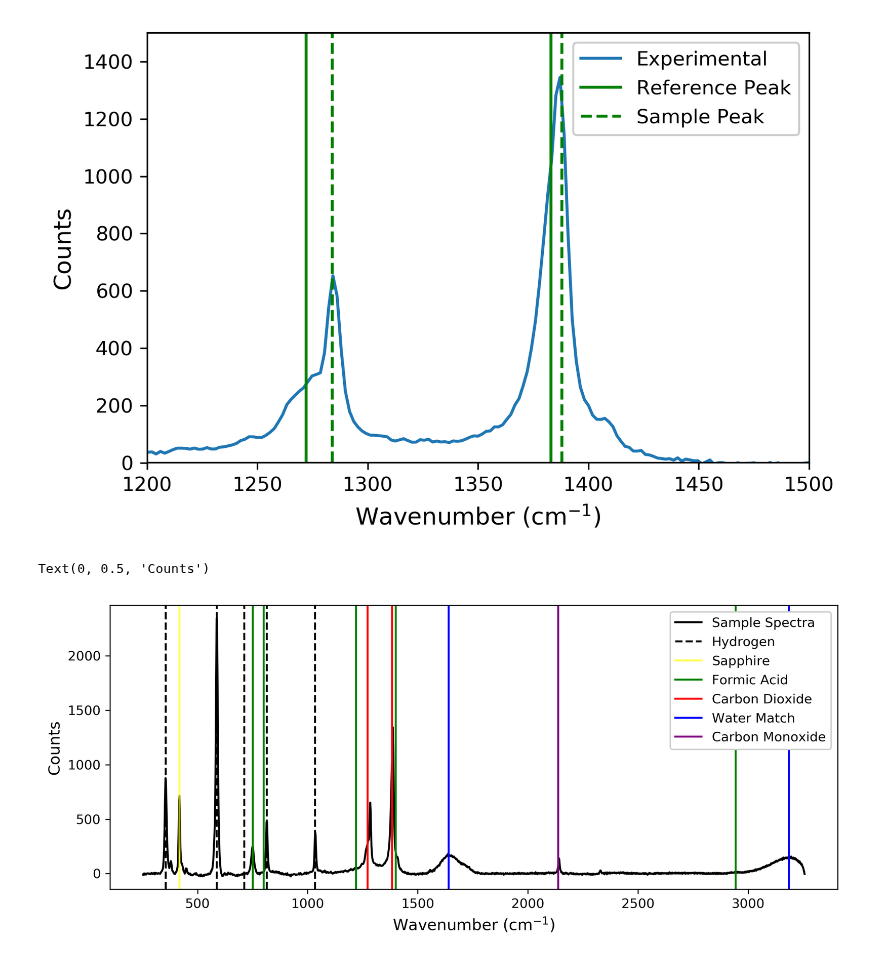
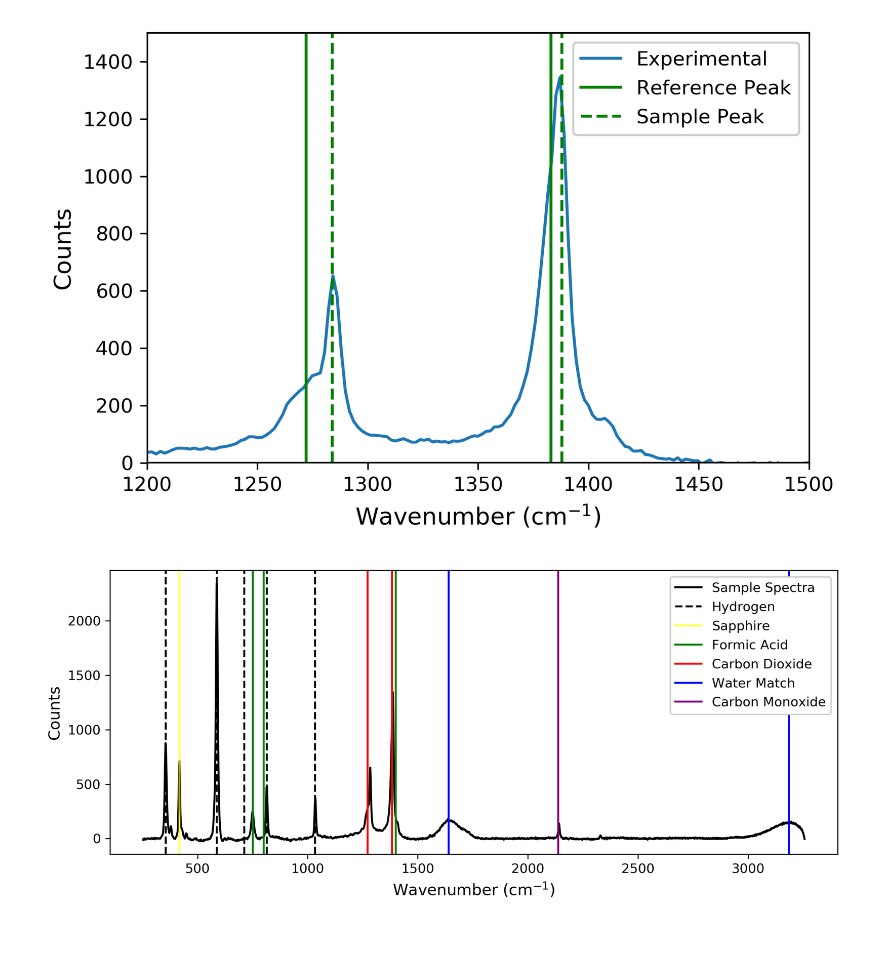
Before and after one commit to raman-noodles/Raman-noodles, a Jupyter notebook: examples/Confidence_Interval_example_dev.ipynb, the cells around one changed output. Drawn from its saved outputs; the diff is of its cells as text; code cells hidden in the pictures.

```diff
--- a/examples/Confidence_Interval_example_dev.ipynb
+++ b/examples/Confidence_Interval_example_dev.ipynb
@@ -363,32 +315,31 @@ plt.legend(loc=1, framealpha=1)
 # %%
 #Ok, now that we have which peaks belong to which component, we'll need to plot their position.
 fig = plt.figure(figsize=(10,4), dpi = 300)
 plt.plot(x_data, y_data, color = 'black', label = 'Sample Spectra')
 plt.axvline(x = Exp_peaks[0], color = 'black', label = 'Hydrogen',linestyle='--')
 #plt.axvline(x = Exp_peaks[1], color = 'yellow',alpha=.7)
 plt.axvline(x = Exp_peaks[2], color = 'yellow', label = 'Sapphire',alpha=.7)
 plt.axvline(x = Exp_peaks[3], color = 'black', linestyle='--')
 plt.axvline(x = Exp_peaks[4], color = 'black', linestyle='--')
 plt.axvline(x = Exp_peaks[5], color = 'green', label = 'Formic Acid')
 plt.axvline(x = Exp_peaks[5]+50, color = 'green')
 plt.axvline(x = Exp_peaks[6], color = 'black', linestyle='--')
 plt.axvline(x = Exp_peaks[7], color = 'black', linestyle='--')
-plt.axvline(x = Exp_peaks[8], color = 'green')
+#plt.axvline(x = Exp_peaks[8], color = 'green')
 plt.axvline(x = Exp_peaks[9], color = 'red', label = 'Carbon Dioxide')
 plt.axvline(x = Exp_peaks[10], color = 'red')
 plt.axvline(x = Exp_peaks[11], color = 'green')
 plt.axvline(x = Exp_peaks[12], color = 'blue',label = 'Water Match')
 plt.axvline(x = Exp_peaks[13], color = 'purple', label = 'Carbon Monoxide')
-plt.axvline(x = Exp_peaks[14], color = 'green')
+#plt.axvline(x = Exp_peaks[14], color = 'green')
 plt.axvline(x = Exp_peaks[15], color = 'blue')
 plt.legend(loc=1, framealpha=1)
 plt.xlabel('Wavenumber (cm$^{-1}$)', fontsize=12)
 plt.ylabel('Counts', fontsize=12)
 #plt.ylim(-0.1, 1.3)
 # plt.ylim()
 
 #     plt.axvline(x=H2O_CO_x[i], color='orange')
-# plt.savefig('Experimental_In_situ_Reference.png')
+plt.savefig('Experimental_In_situ_Reference.png')
 # %% [output]
-Text(0, 0.5, 'Counts')
-[figure, old version]
+[figure, new version]
```
Also changed, not shown: parts of 10 cells of this notebook, 3 other files.
